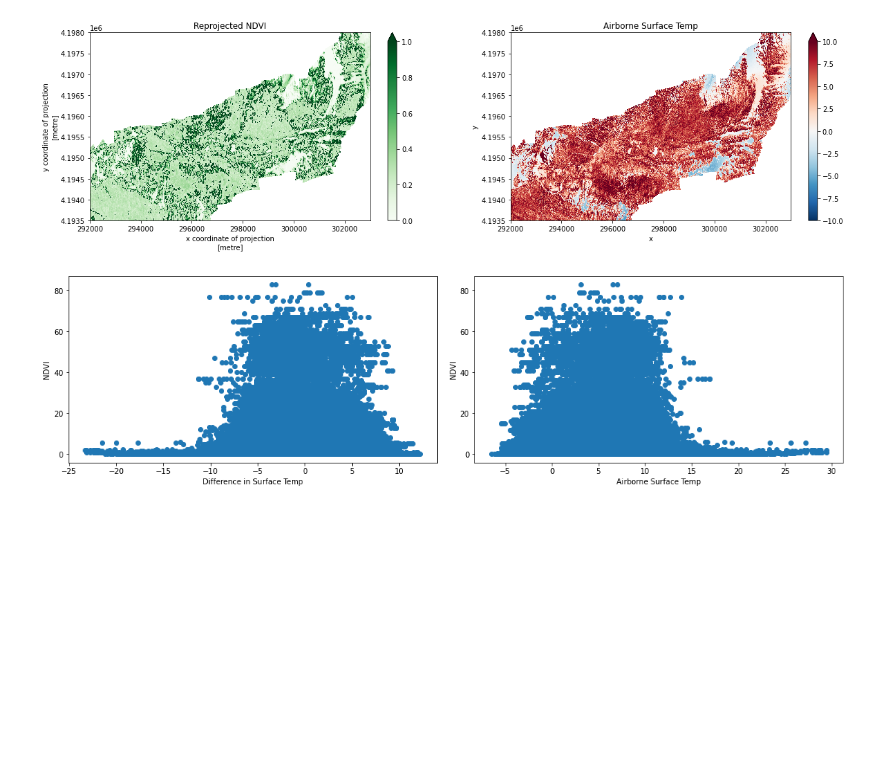
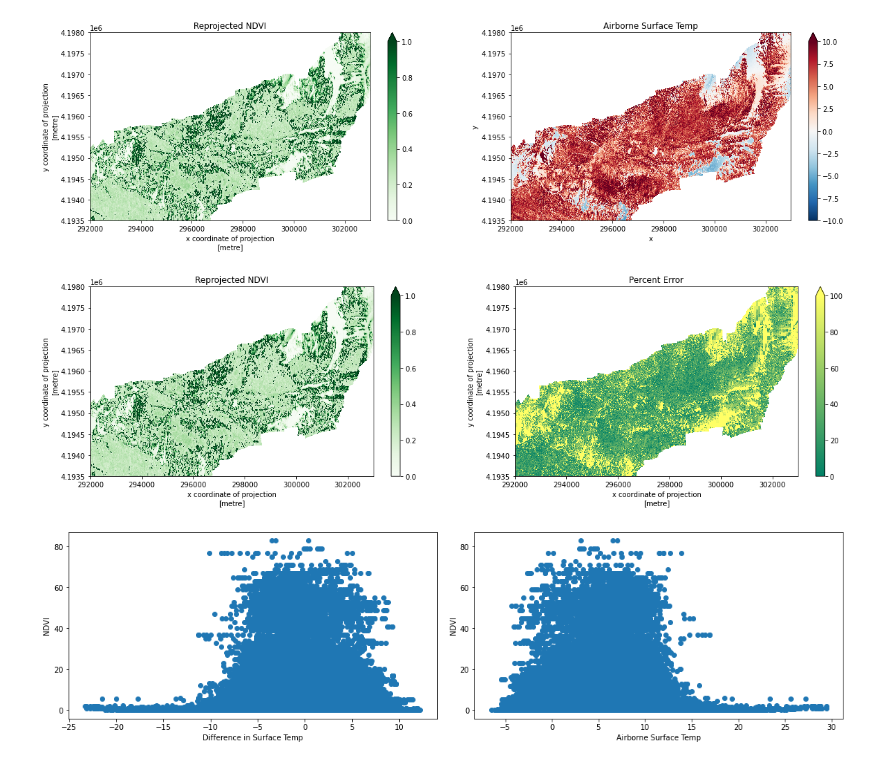
Before and after one commit to UW-GDA/aster-thermal, a Jupyter notebook: summary.ipynb, the cells around one changed output. Saved outputs shown, nothing was run; the diff lists cells and outputs as text; code cells hidden in the pictures; blank space fills up the shorter version.

```diff
--- a/summary.ipynb
+++ b/summary.ipynb
@@ -188,6 +204,18 @@ f.set_figwidth(20)
 f.set_figheight(5);
 # %% [output]
 [figure]
+# %%
+f, [ax1, ax2] = plt.subplots(1,2)
+
+NDVI_masked.plot(ax=ax1, vmin=0, vmax=1, cmap='Greens')
+ax1.set_title('Reprojected NDVI')
+percent_error.plot(ax=ax2, vmin=0, vmax=100, cmap='summer')
+ax2.set_title('Percent Error')
+
+f.set_figwidth(20)
+f.set_figheight(5);
+# %% [output]
+[figure, added]
 # %%
 air_where_NDVI = air_src.where(~np.isnan(NDVI_masked))
 # %%
```
Also changed, not shown: parts of 8 cells of this notebook.
